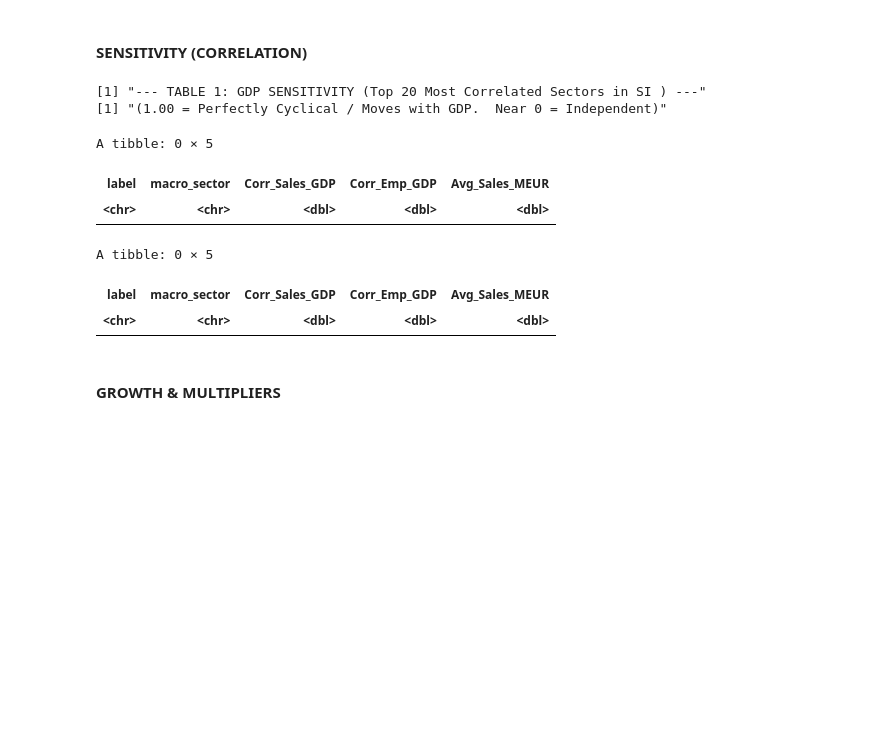
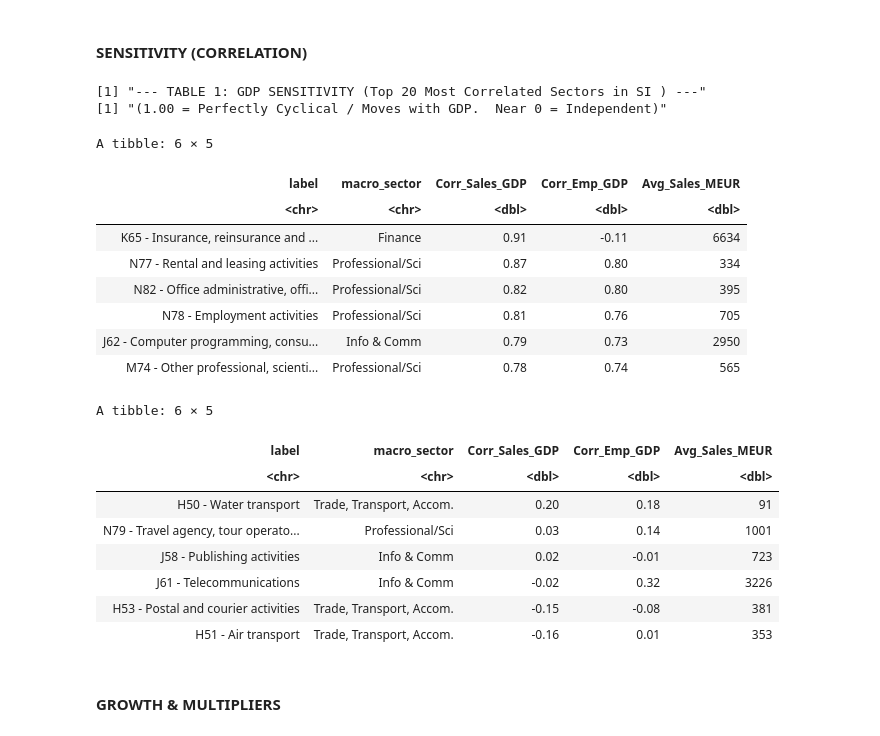
Before and after one commit to urosgodnov/juypterNotebooks, a Jupyter notebook: 2026/Industries.ipynb, the cells around one changed output. Cells and saved outputs as stored; diff of their text form; code cells hidden in the pictures; blank space fills up the shorter version.

```diff
--- a/2026/Industries.ipynb
+++ b/2026/Industries.ipynb
@@ -196,7 +189,8 @@ gdp_clean <- gdp_raw %>%
   select(geo, time, values) %>%
   rename(GDP = values) %>%
   mutate(year = year(time)) %>%
-  filter(time >= as.Date(start_date))
+  filter(time >= as.Date(start_date))%>%
+    select(-time)
 
 # Prepare Value Added
 va_clean <- va_raw %>%
@@ -269,8 +263,10 @@ sbs_wide <- sbs_aggregated %>%
   pivot_wider(names_from = indic_sbs, values_from = values) %>%
   left_join(nace_dict, by = "nace_division") %>%
   mutate(
-    label = paste(nace_division, label_text, sep = " - ")
-  )
+    label = paste(nace_division, label_text, sep = " - "),
+    year = year(time)
+  )%>%
+    select(-time)
 # %%
 str(gdp_clean)
 # %% [output]
@@ -330,9 +328,9 @@ rebase_to_100 <- function(x) {
 # %%
 # CRITICAL: We must group by 'geo' and 'nace_r2' so indices are calculated per country/sector
 df_final <- sbs_wide %>%
-  left_join(gdp_clean, by = c("geo", "time")) %>%
+  inner_join(gdp_clean, by = c("geo", "year")) %>%
   group_by(geo, nace_division) %>%
-  arrange(time, .by_group = TRUE) %>%
+  arrange(year, .by_group = TRUE) %>%
   mutate(
     Index_GDP         = rebase_to_100(GDP),
     Index_Sales       = rebase_to_100(NETTUR_MEUR),
@@ -360,8 +358,5 @@ df_final <- sbs_wide %>%
   )
 
 head(df_final)
-
-
-head(df_final)
 # %% [output]
 A tibble: 6 × 16
@@ -428,45 +386,55 @@ safe_cor <- function(x, y) {
     return(NA_real_) # Return "NA" (Blank) instead of crashing
   } else {
     return(cor(x, y, use = "complete.obs"))
   }
 }
 
 target_country <- "SI"
 
 table_sensitivity <- df_final %>%
-  filter(data_level == "Level 2", geo == target_country) %>%
+  filter(geo == target_country) %>%   # no data_level filter for now
   group_by(macro_sector, label) %>%
   summarise(
-    # Calculate Correlation
-    Corr_Sales_GDP = round(safe_cor(Index_Sales, Index_GDP), 2),
-    # Average Annual Sales (Size of sector)
-    Avg_Sales_MEUR = round(mean(NETTUR_MEUR, na.rm = TRUE), 0),
-    Corr_Emp_GDP   = round(safe_cor(Index_Employment, Index_GDP), 2),
+    Corr_Sales_GDP   = round(safe_cor(Index_Sales, Index_GDP), 2),
+    Avg_Sales_MEUR   = round(mean(NETTUR_MEUR, na.rm = TRUE), 0),
+    Corr_Emp_GDP     = round(safe_cor(Index_Employment, Index_GDP), 2),
     .groups = "drop"
   ) %>%
-  filter(!is.na(Corr_Sales_GDP)) %>% # Remove sectors with no data
+  filter(!is.na(Corr_Sales_GDP)) %>%
   arrange(desc(Corr_Sales_GDP)) %>%
-  select(label, macro_sector, Corr_Sales_GDP,Corr_Emp_GDP, Avg_Sales_MEUR)
+  select(label, macro_sector, Corr_Sales_GDP, Corr_Emp_GDP, Avg_Sales_MEUR)
 
 # PRINT TABLE
 print(paste("--- TABLE 1: GDP SENSITIVITY (Top 20 Most Correlated Sectors in", target_country, ") ---"))
 print("(1.00 = Perfectly Cyclical / Moves with GDP.  Near 0 = Independent)")
 
 table_sensitivity %>%
   head()
 
 
 table_sensitivity %>%
   tail()
 # %% [output]
 [1] "--- TABLE 1: GDP SENSITIVITY (Top 20 Most Correlated Sectors in SI ) ---"
 [1] "(1.00 = Perfectly Cyclical / Moves with GDP.  Near 0 = Independent)"
-A tibble: 0 × 5
+A tibble: 6 × 5
 | label | macro_sector | Corr_Sales_GDP | Corr_Emp_GDP | Avg_Sales_MEUR |
 | <chr> | <chr> | <dbl> | <dbl> | <dbl> |
+| K65 - Insurance, reinsurance and ... | Finance | 0.91 | -0.11 | 6634 |
+| N77 - Rental and leasing activities | Professional/Sci | 0.87 | 0.80 | 334 |
+| N82 - Office administrative, offi... | Professional/Sci | 0.82 | 0.80 | 395 |
+| N78 - Employment activities | Professional/Sci | 0.81 | 0.76 | 705 |
+| J62 - Computer programming, consu... | Info & Comm | 0.79 | 0.73 | 2950 |
+| M74 - Other professional, scienti... | Professional/Sci | 0.78 | 0.74 | 565 |
-A tibble: 0 × 5
+A tibble: 6 × 5
 | label | macro_sector | Corr_Sales_GDP | Corr_Emp_GDP | Avg_Sales_MEUR |
 | <chr> | <chr> | <dbl> | <dbl> | <dbl> |
+| H50 - Water transport | Trade, Transport, Accom. | 0.20 | 0.18 | 91 |
+| N79 - Travel agency, tour operato... | Professional/Sci | 0.03 | 0.14 | 1001 |
+| J58 - Publishing activities | Info & Comm | 0.02 | -0.01 | 723 |
+| J61 - Telecommunications | Info & Comm | -0.02 | 0.32 | 3226 |
+| H53 - Postal and courier activities | Trade, Transport, Accom. | -0.15 | -0.08 | 381 |
+| H51 - Air transport | Trade, Transport, Accom. | -0.16 | 0.01 | 353 |
 # %% [markdown]
 #### GROWTH & MULTIPLIERS
 # %%
```
Also changed, not shown: parts of 6 cells of this notebook.
